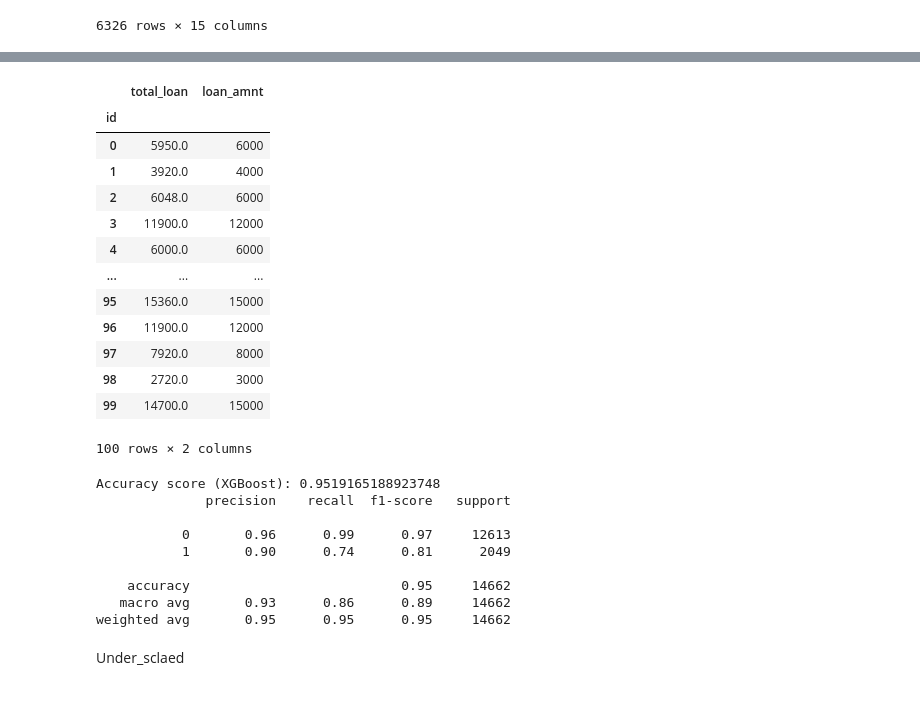
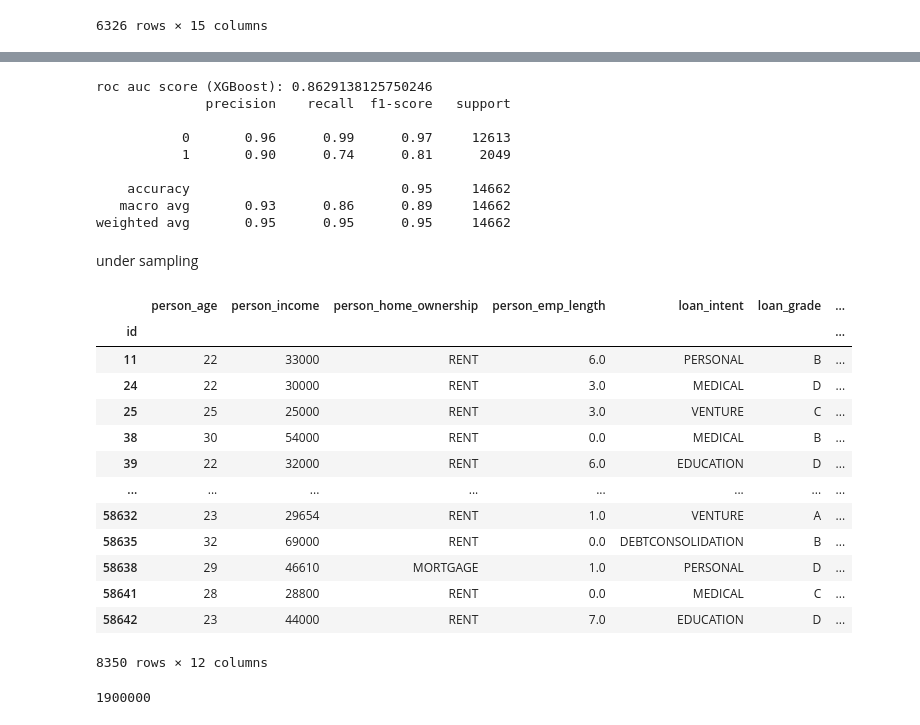
Before and after one commit to DevCorse-04/Devcourse4-3TP-DA, a Jupyter notebook: lkm_ml/compare_model.ipynb, the cells around one changed output, grey strips where cells are left out. Drawn from its saved outputs; the diff is of its cells as text; code cells hidden in the pictures.

```diff
--- a/lkm_ml/compare_model.ipynb
+++ b/lkm_ml/compare_model.ipynb
@@ -314,20 +342,3 @@ Name: count, Length: 129, dtype: int64
-# %%
-df_added[['total_loan', 'loan_amnt']].head(100)
-# %% [output]
-|  | total_loan | loan_amnt |
-| id |  |  |
-| 0 | 5950.0 | 6000 |
-| 1 | 3920.0 | 4000 |
-| 2 | 6048.0 | 6000 |
-| 3 | 11900.0 | 12000 |
-| 4 | 6000.0 | 6000 |
-| ... | ... | ... |
-| 95 | 15360.0 | 15000 |
-| 96 | 11900.0 | 12000 |
-| 97 | 7920.0 | 8000 |
-| 98 | 2720.0 | 3000 |
-| 99 | 14700.0 | 15000 |
-100 rows × 2 columns
 # %%
 # XGBoost 모델 훈련 시 enable_categorical=True 설정
 X = df_added.drop('loan_status', axis=1)
@@ -340,10 +351,10 @@ xgb_model.fit(X_train, y_train)
 
 # 예측 및 평가
 y_pred = xgb_model.predict(X_test)
-print("Accuracy score (XGBoost):", accuracy_score(y_test, y_pred))
+print("roc auc score (XGBoost):", roc_auc_score(y_test, y_pred))
 print(classification_report(y_test, y_pred))
 # %% [output]
-Accuracy score (XGBoost): 0.9519165188923748
+roc auc score (XGBoost): 0.8629138125750246
               precision    recall  f1-score   support
 
            0       0.96      0.99      0.97     12613
@@ -352,5 +363,27 @@ Accuracy score (XGBoost): 0.9519165188923748
     accuracy                           0.95     14662
    macro avg       0.93      0.86      0.89     14662
 weighted avg       0.95      0.95      0.95     14662
-# %% [markdown]
-Under_sclaed
+# %% [markdown]
+under sampling
+# %%
+df[df['loan_status'] == 1]
+# %% [output]
+|  | person_age | person_income | person_home_ownership | person_emp_length | loan_intent | loan_grade | ... |
+| id |  |  |  |  |  |  | ... |
+| 11 | 22 | 33000 | RENT | 6.0 | PERSONAL | B | ... |
+| 24 | 22 | 30000 | RENT | 3.0 | MEDICAL | D | ... |
+| 25 | 25 | 25000 | RENT | 3.0 | VENTURE | C | ... |
+| 38 | 30 | 54000 | RENT | 0.0 | MEDICAL | B | ... |
+| 39 | 22 | 32000 | RENT | 6.0 | EDUCATION | D | ... |
+| ... | ... | ... | ... | ... | ... | ... | ... |
+| 58632 | 23 | 29654 | RENT | 1.0 | VENTURE | A | ... |
+| 58635 | 32 | 69000 | RENT | 0.0 | DEBTCONSOLIDATION | B | ... |
+| 58638 | 29 | 46610 | MORTGAGE | 1.0 | PERSONAL | D | ... |
+| 58641 | 28 | 28800 | RENT | 0.0 | MEDICAL | C | ... |
+| 58642 | 23 | 44000 | RENT | 7.0 | EDUCATION | D | ... |
+8350 rows × 12 columns
+# %%
+df_zero = df[df['loan_status'] == 0]
+df_zero['person_income'].max()
+# %% [output]
+1900000
```
Also changed, not shown: parts of 26 cells of this notebook, 1 other file.
